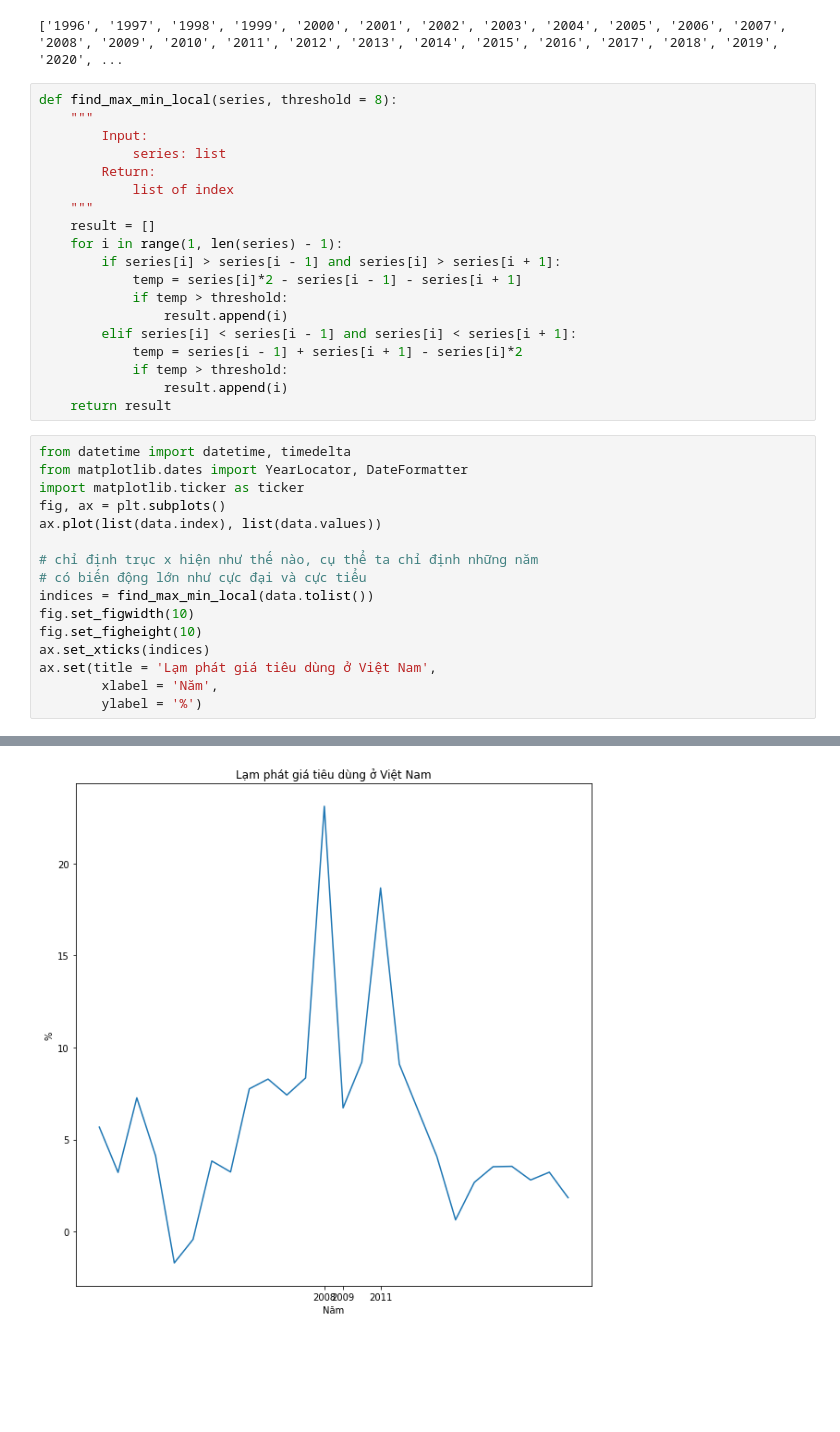
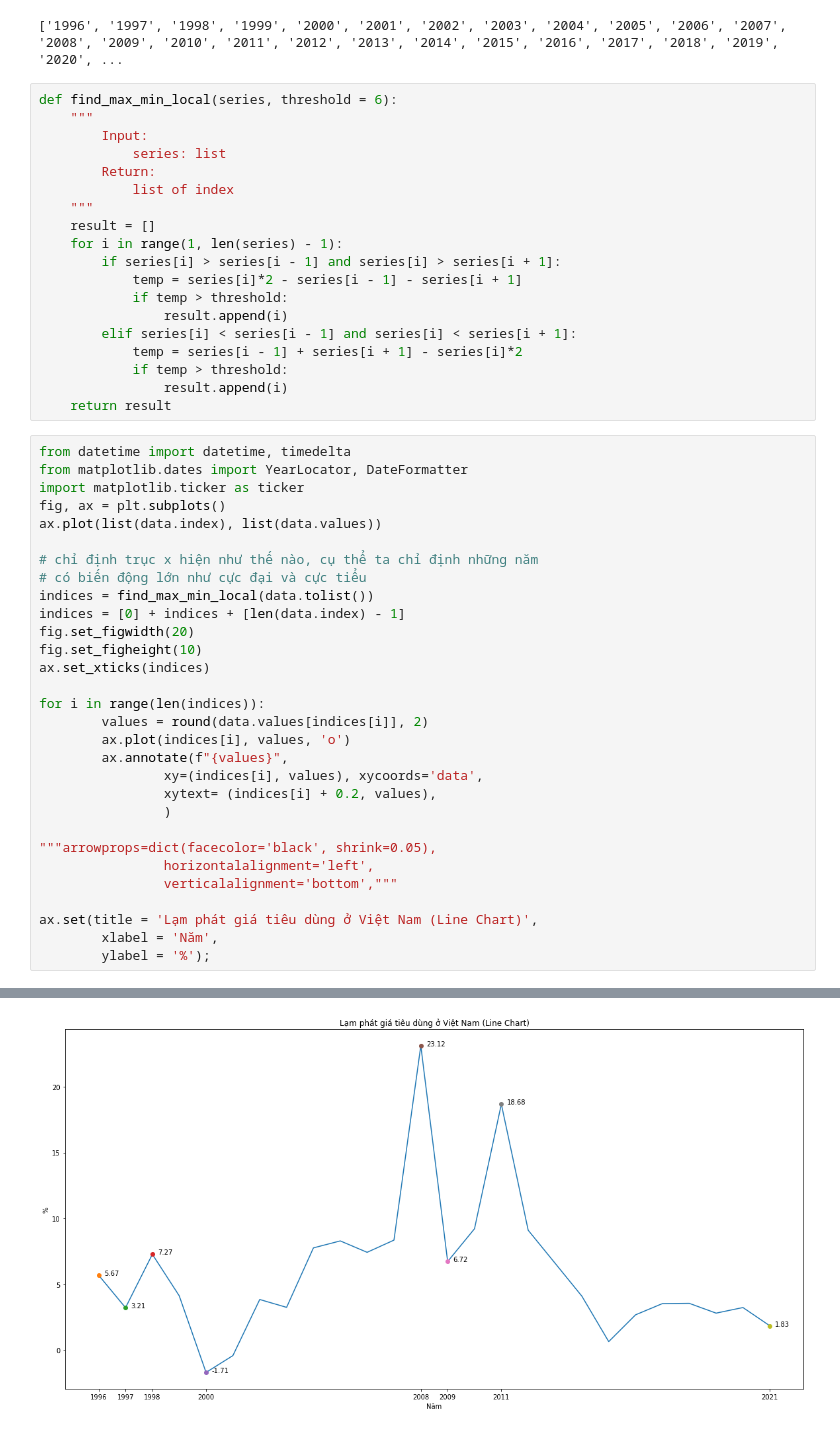
Before and after one commit to ToanLyHoa/Report-data-analysis, a Jupyter notebook: Report.ipynb, the cells around one changed output, grey strips where cells are left out. Cells and saved outputs as stored; diff of their text form; blank space fills up the shorter version.

```diff
--- a/Report.ipynb
+++ b/Report.ipynb
@@ -125,7 +126,7 @@ print(list(data.index))
 # %% [output]
 ['1996', '1997', '1998', '1999', '2000', '2001', '2002', '2003', '2004', '2005', '2006', '2007', '2008', '2009', '2010', '2011', '2012', '2013', '2014', '2015', '2016', '2017', '2018', '2019', '2020', ...
 # %%
-def find_max_min_local(series, threshold = 8):
+def find_max_min_local(series, threshold = 6):
     """
         Input:
             series: list
@@ -153,10 +154,24 @@ ax.plot(list(data.index), list(data.values))
 # chỉ định trục x hiện như thế nào, cụ thể ta chỉ định những năm
 # có biến động lớn như cực đại và cực tiểu
 indices = find_max_min_local(data.tolist())
-fig.set_figwidth(10)
+indices = [0] + indices + [len(data.index) - 1]
+fig.set_figwidth(20)
 fig.set_figheight(10)
 ax.set_xticks(indices)
-ax.set(title = 'Lạm phát giá tiêu dùng ở Việt Nam',
+
+for i in range(len(indices)):
+        values = round(data.values[indices[i]], 2)
+        ax.plot(indices[i], values, 'o')
+        ax.annotate(f"{values}",
+                xy=(indices[i], values), xycoords='data',
+                xytext= (indices[i] + 0.2, values),
+                )
+
+"""arrowprops=dict(facecolor='black', shrink=0.05),
+                horizontalalignment='left',
+                verticalalignment='bottom',"""
+
+ax.set(title = 'Lạm phát giá tiêu dùng ở Việt Nam (Line Chart)',
         xlabel = 'Năm',
-        ylabel = '%')
+        ylabel = '%');
 # %% [output]
@@ -166 +178 @@ ax.set(title = 'Lạm phát giá tiêu dùng ở Việt Nam',
-[figure, old version]
+[figure, new version]
```
Also changed, not shown: parts of 17 cells of this notebook, 1 other file.
